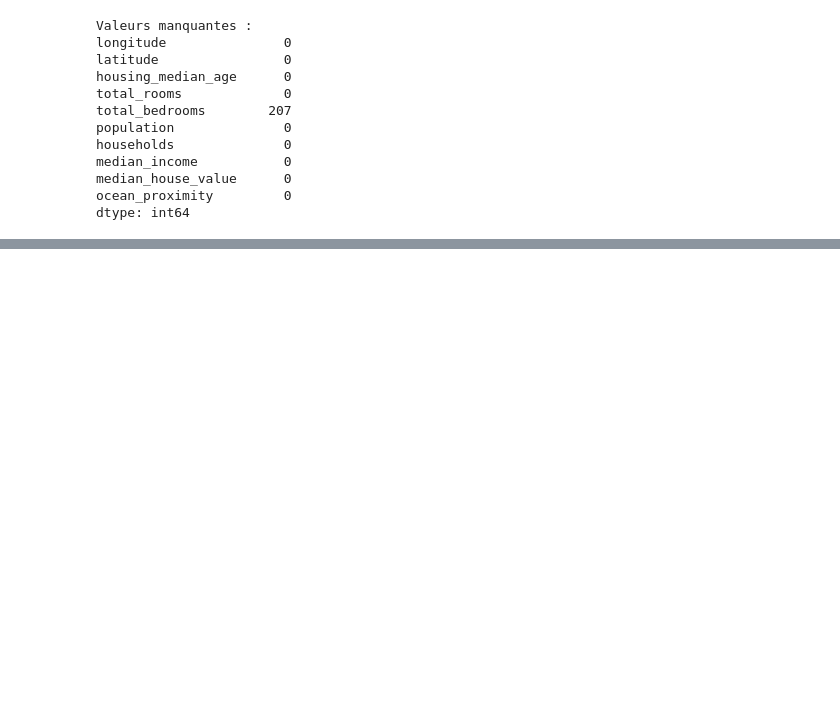
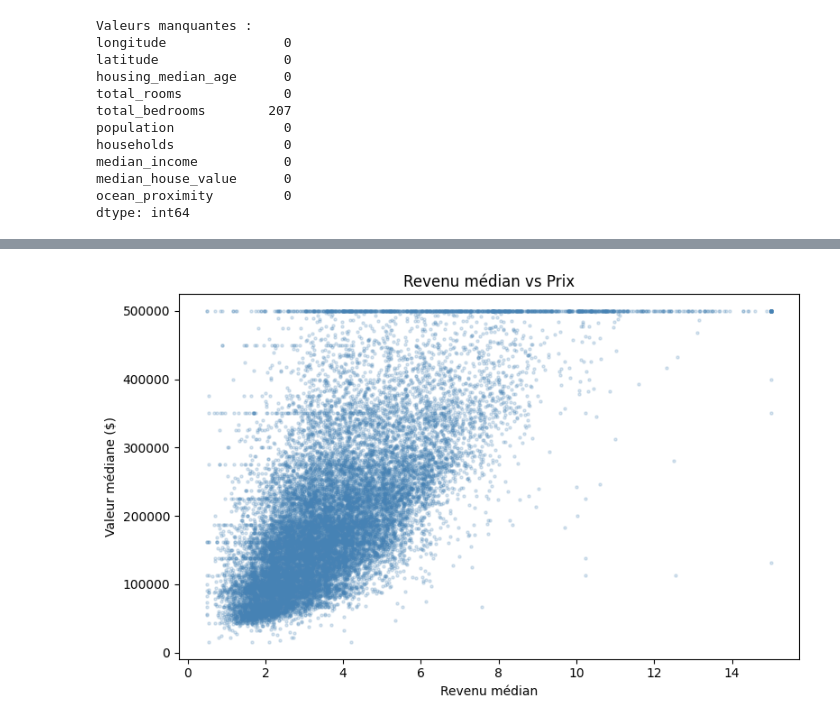
Before and after one commit to Marlin241/predict_price_house, a Jupyter notebook: notebook.ipynb, the cells around one changed output, grey strips where cells are left out. Drawn from its saved outputs; the diff is of its cells as text; code cells hidden in the pictures; blank space fills up the shorter version.

```diff
--- a/notebook.ipynb
+++ b/notebook.ipynb
@@ -48,0 +88,10 @@ dtype: int64
+# %%
+fig, ax = plt.subplots(figsize=(8, 5))
+ax.scatter(df['median_income'], df['median_house_value'], alpha=0.2, s=5, color='steelblue')
+ax.set_xlabel('Revenu médian')
+ax.set_ylabel('Valeur médiane ($)')
+ax.set_title('Revenu médian vs Prix')
+plt.tight_layout()
+plt.show()
+# %% [output]
+[figure, added]
```
Also changed, not shown: parts of 4 cells of this notebook.
